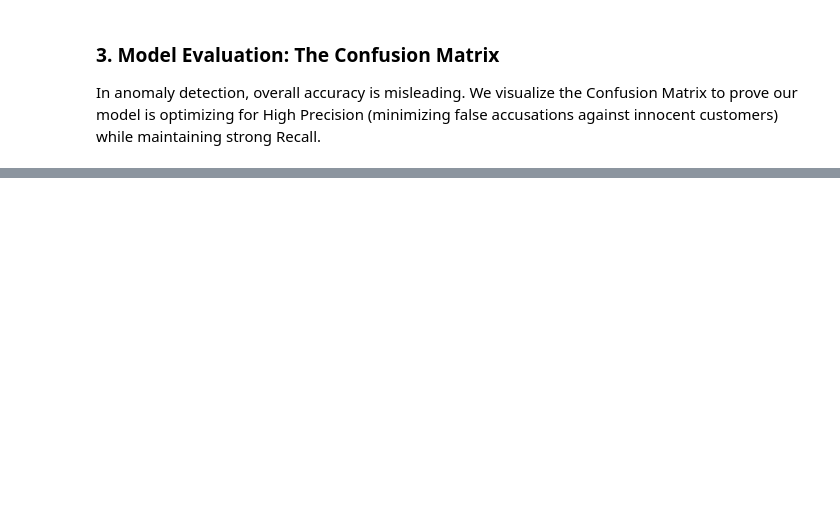
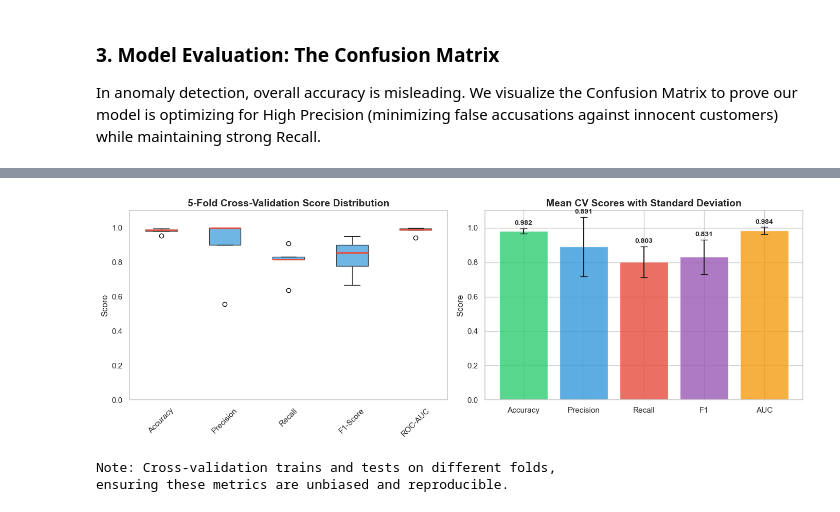
Before and after one commit to PiyushBhavsar22/Detection-of-Abnormal-Electricity-Consumption-Patterns-Using-Data-Mining-Techniques, a Jupyter notebook: Data_Mining_Visualizations.ipynb, the cells around one changed output, grey strips where cells are left out. Saved outputs shown, nothing was run; the diff lists cells and outputs as text; code cells hidden in the pictures; blank space fills up the shorter version.

```diff
--- a/Data_Mining_Visualizations.ipynb
+++ b/Data_Mining_Visualizations.ipynb
@@ -120,0 +357,72 @@ plt.show()
+# %%
+from sklearn.model_selection import cross_val_score, StratifiedKFold
+
+print("Running 5-Fold Stratified Cross-Validation...")
+print("(This validates model consistency across different data splits)")
+print(f"Using {len(X_full)} samples for cross-validation\n")
+
+# Create a fresh model for CV (same parameters as original)
+cv_model = RandomForestClassifier(n_estimators=200, random_state=42, n_jobs=-1)
+
+# Define stratified k-fold
+cv = StratifiedKFold(n_splits=5, shuffle=True, random_state=42)
+
+# Calculate multiple metrics
+scoring_metrics = ['accuracy', 'precision', 'recall', 'f1', 'roc_auc']
+cv_results = {}
+
+print("Cross-Validation Results:")
+print("-" * 50)
+for metric in scoring_metrics:
+    scores = cross_val_score(cv_model, X_full, y_full, cv=cv, scoring=metric)
+    cv_results[metric] = {
+        'mean': scores.mean(),
+        'std': scores.std(),
+        'scores': scores
+    }
+    print(f"{metric.upper():12} | Mean: {scores.mean():.4f} (+/- {scores.std():.4f})")
+
+# Create visualization
+fig, axes = plt.subplots(1, 2, figsize=(14, 5))
+
+# Plot 1: Box plot of CV scores
+cv_df = pd.DataFrame({
+    'Accuracy': cv_results['accuracy']['scores'],
+    'Precision': cv_results['precision']['scores'],
+    'Recall': cv_results['recall']['scores'],
+    'F1-Score': cv_results['f1']['scores'],
+    'ROC-AUC': cv_results['roc_auc']['scores']
+})
+
+ax1 = axes[0]
+cv_df.boxplot(ax=ax1, grid=False, patch_artist=True,
+              boxprops=dict(facecolor='#3498db', alpha=0.7),
+              medianprops=dict(color='#e74c3c', linewidth=2))
+ax1.set_ylabel('Score', fontsize=12)
+ax1.set_title('5-Fold Cross-Validation Score Distribution', fontsize=14, fontweight='bold')
+ax1.set_ylim([0, 1.1])
+ax1.tick_params(axis='x', rotation=45)
+
+# Plot 2: Mean scores bar chart
+ax2 = axes[1]
+means = [cv_results[m]['mean'] for m in scoring_metrics]
+stds = [cv_results[m]['std'] for m in scoring_metrics]
+colors = ['#2ecc71', '#3498db', '#e74c3c', '#9b59b6', '#f39c12']
+
+bars = ax2.bar(['Accuracy', 'Precision', 'Recall', 'F1', 'AUC'],
+               means, yerr=stds, color=colors, capsize=5, alpha=0.8)
+ax2.set_ylabel('Score', fontsize=12)
+ax2.set_title('Mean CV Scores with Standard Deviation', fontsize=14, fontweight='bold')
+ax2.set_ylim([0, 1.1])
+
+# Add value labels
+for bar, mean, std in zip(bars, means, stds):
+    ax2.text(bar.get_x() + bar.get_width()/2, bar.get_height() + std + 0.02,
+             f'{mean:.3f}', ha='center', fontsize=10, fontweight='bold')
+
+plt.tight_layout()
+plt.show()
+
+print("\nNote: Cross-validation trains and tests on different folds,")
+print("ensuring these metrics are unbiased and reproducible.")
+# %% [output]
@@ -120,0 +440,3 @@ plt.show()
+[figure, added]
+Note: Cross-validation trains and tests on different folds,
+ensuring these metrics are unbiased and reproducible.
```
Also changed, not shown: parts of 17 cells of this notebook.
